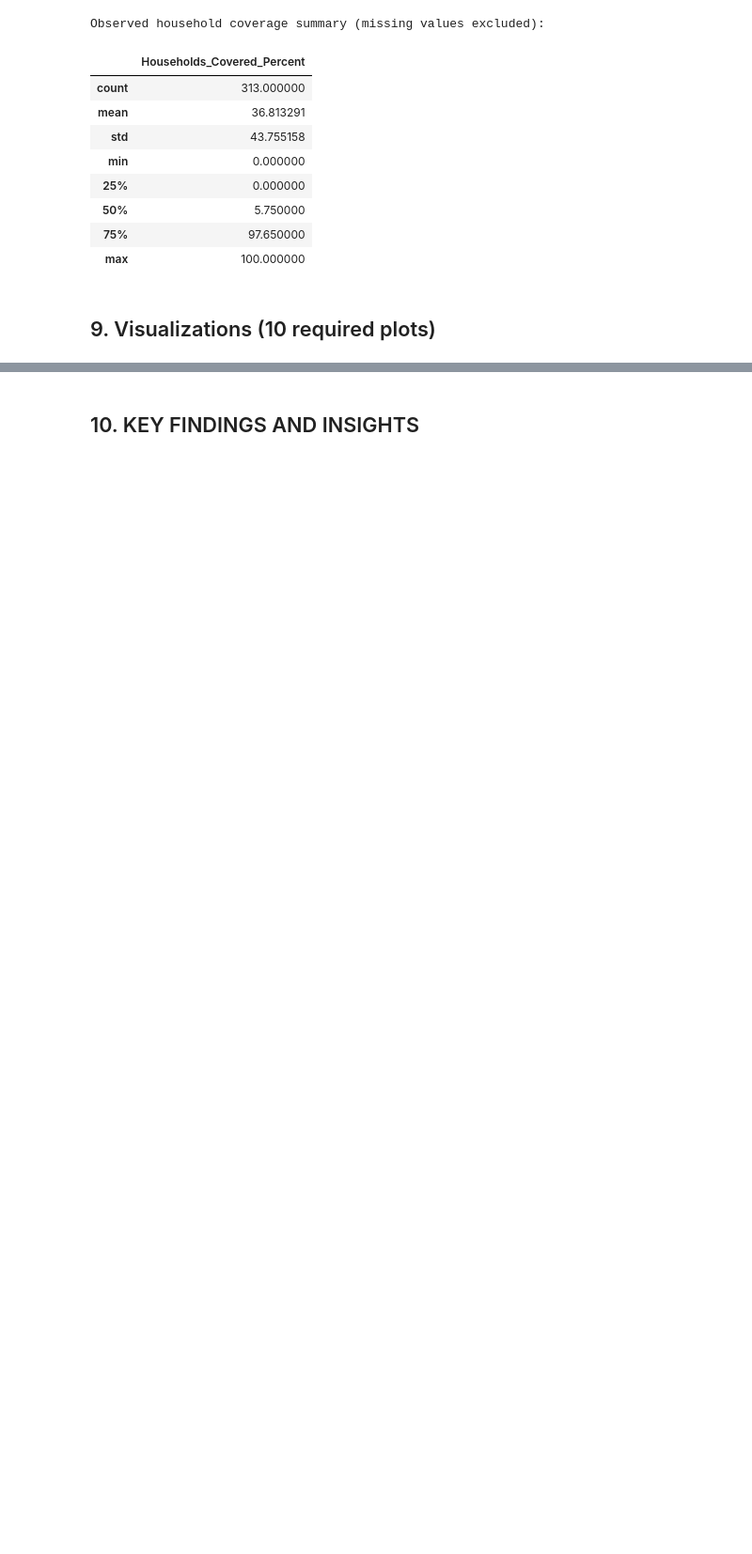
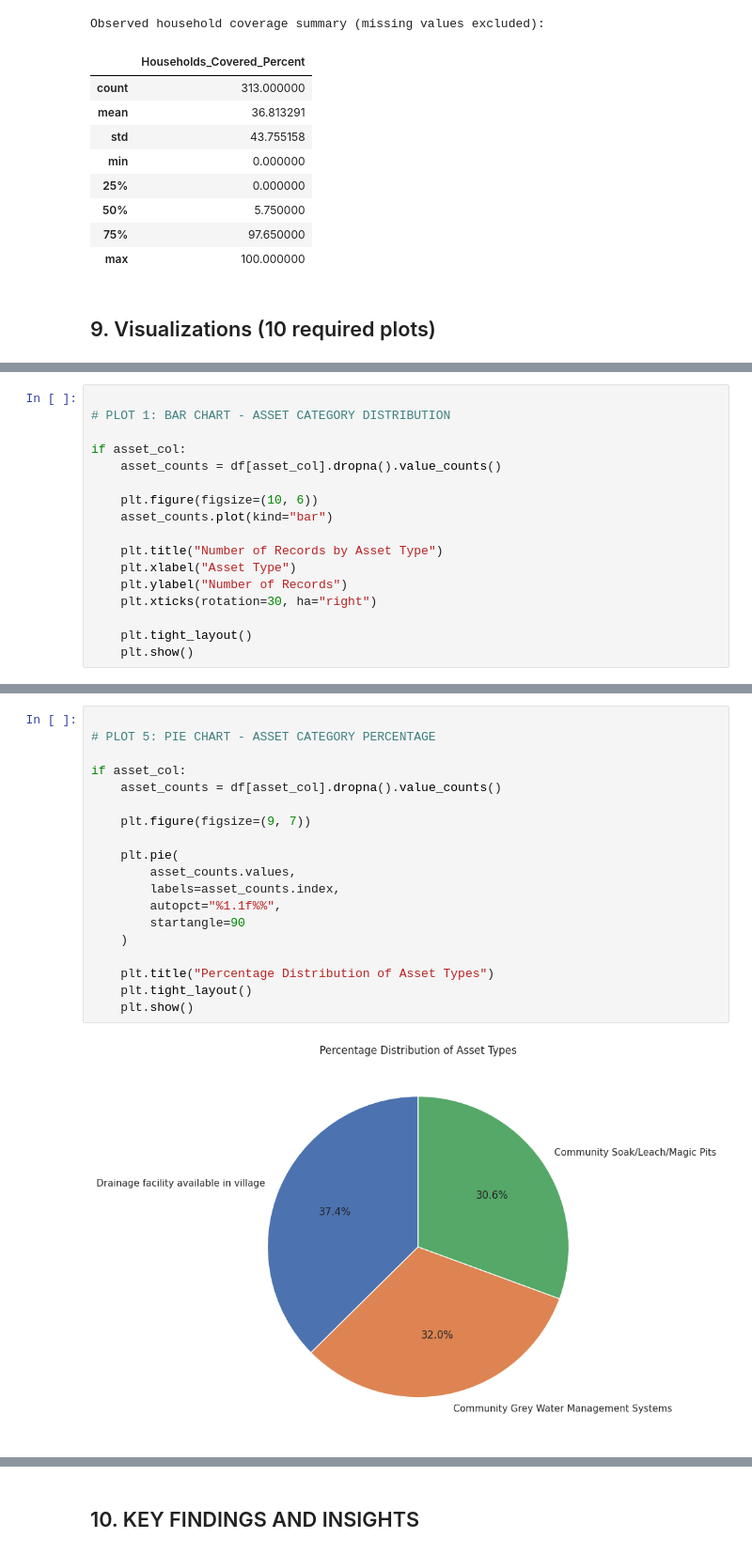
Before and after one commit to Anitha-Naresh/Liquid-Waste-Management_Sample_Data, a Jupyter notebook: MAIN_PROJECT_1.ipynb, the cells around one changed output, grey strips where cells are left out. Shown at 94% size. Cells and saved outputs as stored; diff of their text form; blank space fills up the shorter version.

```diff
--- a/MAIN_PROJECT_1.ipynb
+++ b/MAIN_PROJECT_1.ipynb
@@ -576,0 +505,17 @@ else:
+# %%
+
+# PLOT 1: BAR CHART - ASSET CATEGORY DISTRIBUTION
+
+if asset_col:
+    asset_counts = df[asset_col].dropna().value_counts()
+
+    plt.figure(figsize=(10, 6))
+    asset_counts.plot(kind="bar")
+
+    plt.title("Number of Records by Asset Type")
+    plt.xlabel("Asset Type")
+    plt.ylabel("Number of Records")
+    plt.xticks(rotation=30, ha="right")
+
+    plt.tight_layout()
+    plt.show()
@@ -576,0 +585,21 @@ else:
+# %%
+
+# PLOT 5: PIE CHART - ASSET CATEGORY PERCENTAGE
+
+if asset_col:
+    asset_counts = df[asset_col].dropna().value_counts()
+
+    plt.figure(figsize=(9, 7))
+
+    plt.pie(
+        asset_counts.values,
+        labels=asset_counts.index,
+        autopct="%1.1f%%",
+        startangle=90
+    )
+
+    plt.title("Percentage Distribution of Asset Types")
+    plt.tight_layout()
+    plt.show()
+# %% [output]
+[figure, added]
```
Also changed, not shown: parts of 14 cells of this notebook.
